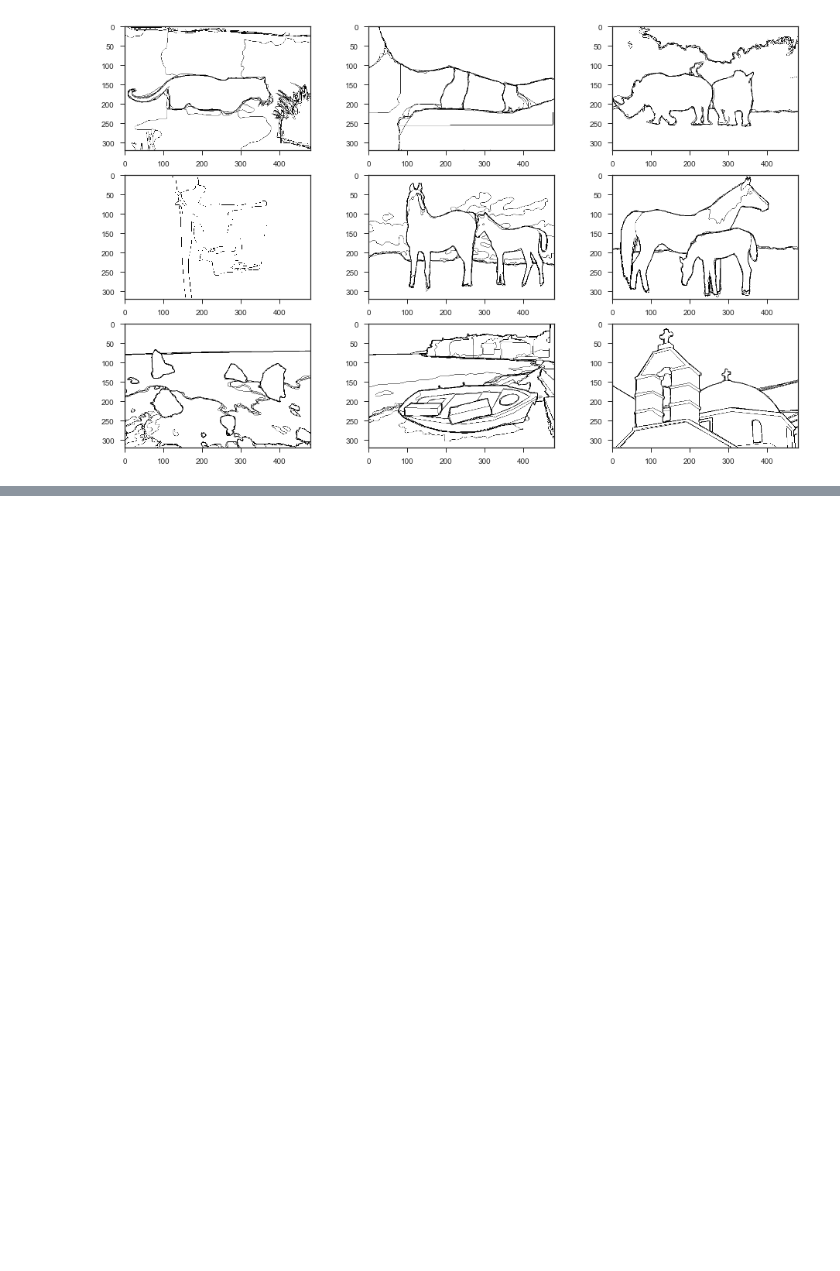
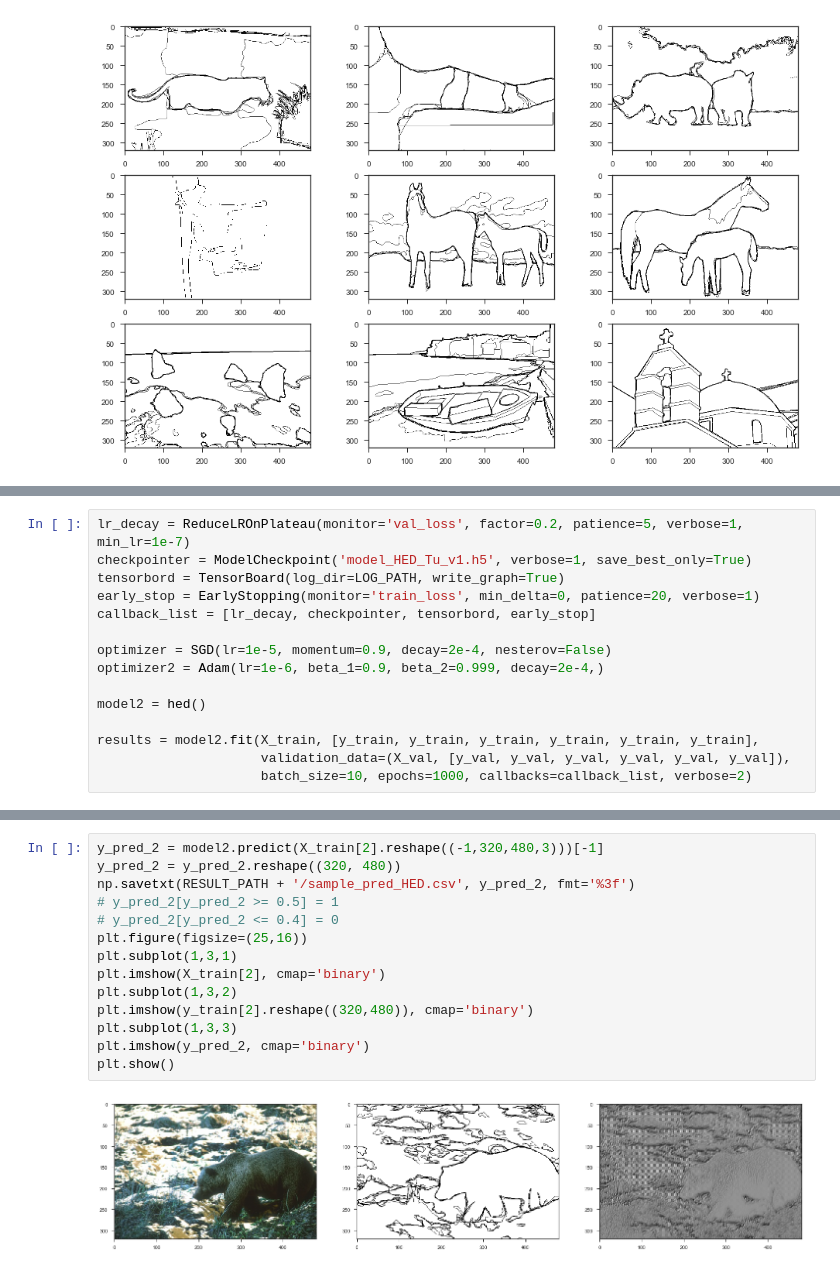
Before and after one commit to lantusky/Image-Edge-Detection, a Jupyter notebook: scripts/image_edge_baseline.ipynb, the cells around one changed output, grey strips where cells are left out. Cells and saved outputs as stored; diff of their text form; blank space fills up the shorter version.

```diff
--- a/scripts/image_edge_baseline.ipynb
+++ b/scripts/image_edge_baseline.ipynb
@@ -76,0 +402,15 @@ import tensorflow as tf
+# %%
+lr_decay = ReduceLROnPlateau(monitor='val_loss', factor=0.2, patience=5, verbose=1, min_lr=1e-7)
+checkpointer = ModelCheckpoint('model_HED_Tu_v1.h5', verbose=1, save_best_only=True)
+tensorbord = TensorBoard(log_dir=LOG_PATH, write_graph=True)
+early_stop = EarlyStopping(monitor='train_loss', min_delta=0, patience=20, verbose=1)
+callback_list = [lr_decay, checkpointer, tensorbord, early_stop]
+
+optimizer = SGD(lr=1e-5, momentum=0.9, decay=2e-4, nesterov=False)
+optimizer2 = Adam(lr=1e-6, beta_1=0.9, beta_2=0.999, decay=2e-4,)
+
+model2 = hed()
+
+results = model2.fit(X_train, [y_train, y_train, y_train, y_train, y_train, y_train],
+                     validation_data=(X_val, [y_val, y_val, y_val, y_val, y_val, y_val]),
+                     batch_size=10, epochs=1000, callbacks=callback_list, verbose=2)
@@ -76,0 +439,16 @@ import tensorflow as tf
+# %%
+y_pred_2 = model2.predict(X_train[2].reshape((-1,320,480,3)))[-1]
+y_pred_2 = y_pred_2.reshape((320, 480))
+np.savetxt(RESULT_PATH + '/sample_pred_HED.csv', y_pred_2, fmt='%3f')
+# y_pred_2[y_pred_2 >= 0.5] = 1
+# y_pred_2[y_pred_2 <= 0.4] = 0
+plt.figure(figsize=(25,16))
+plt.subplot(1,3,1)
+plt.imshow(X_train[2], cmap='binary')
+plt.subplot(1,3,2)
+plt.imshow(y_train[2].reshape((320,480)), cmap='binary')
+plt.subplot(1,3,3)
+plt.imshow(y_pred_2, cmap='binary')
+plt.show()
+# %% [output]
+[figure, added]
```
Also changed, not shown: parts of 11 cells of this notebook.
